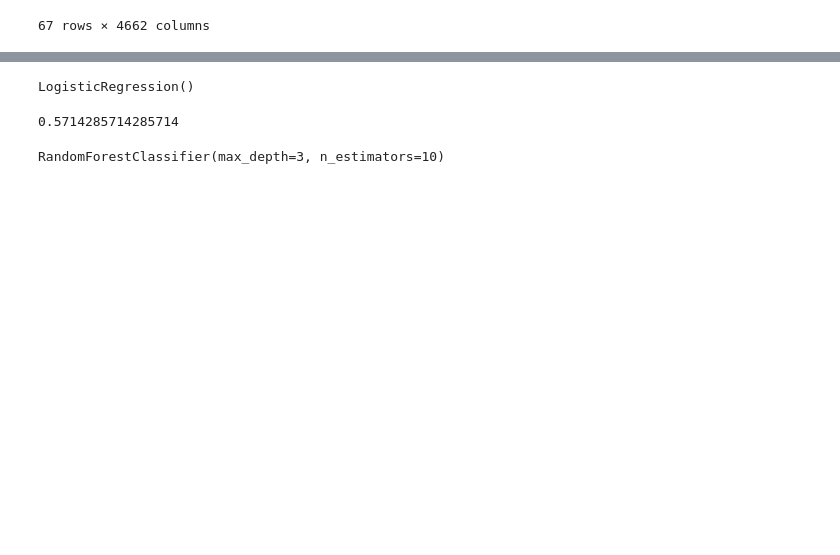
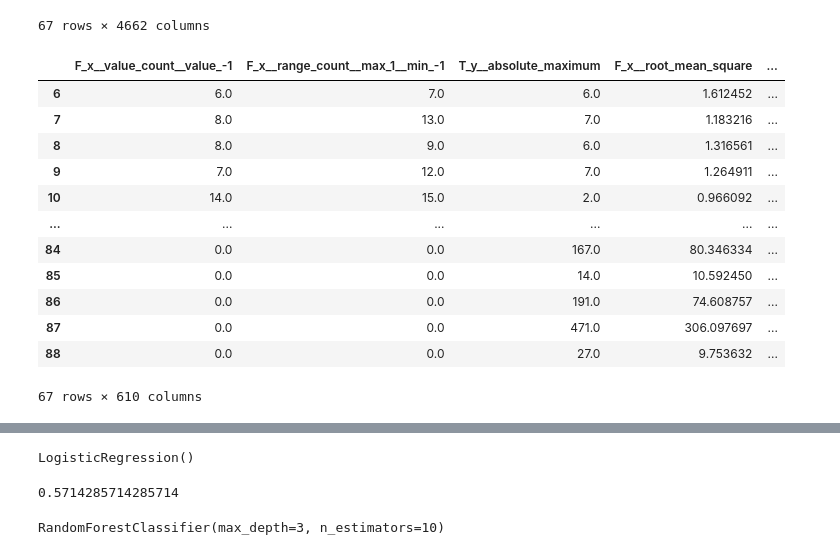
Before and after one commit to greensky0107/first_repository, a Jupyter notebook: Day39_TimeSeries_Data_MiniProject.ipynb, the cells around one changed output, grey strips where cells are left out. Cells and saved outputs as stored; diff of their text form; code cells hidden in the pictures; blank space fills up the shorter version.

```diff
--- a/Day39_TimeSeries_Data_MiniProject.ipynb
+++ b/Day39_TimeSeries_Data_MiniProject.ipynb
@@ -336,6 +337,27 @@ impute(efficient_features_train)
 | 87 | 1.0 | 1.0 | 0.0 | 1.0 | 4509.0 | ... |
 | 88 | 1.0 | 0.0 | 1.0 | 1.0 | -143.0 | ... |
 67 rows × 4662 columns
+# %%
+# target(y_train)과 밀접한 feature만 고르면 610개로 줄어듬.
+
+features_filtered_train = select_features(efficient_features_train, y_train)
+features_filtered_train
+
+# test에서는 target(y_test) 값이 없으므로,  select feature 적용이 안됨.  따라서 쓰지 않음.
+# %% [output]
+|  | F_x__value_count__value_-1 | F_x__range_count__max_1__min_-1 | T_y__absolute_maximum | F_x__root_mean_square | ... |
+| 6 | 6.0 | 7.0 | 6.0 | 1.612452 | ... |
+| 7 | 8.0 | 13.0 | 7.0 | 1.183216 | ... |
+| 8 | 8.0 | 9.0 | 6.0 | 1.316561 | ... |
+| 9 | 7.0 | 12.0 | 7.0 | 1.264911 | ... |
+| 10 | 14.0 | 15.0 | 2.0 | 0.966092 | ... |
+| ... | ... | ... | ... | ... | ... |
+| 84 | 0.0 | 0.0 | 167.0 | 80.346334 | ... |
+| 85 | 0.0 | 0.0 | 14.0 | 10.592450 | ... |
+| 86 | 0.0 | 0.0 | 191.0 | 74.608757 | ... |
+| 87 | 0.0 | 0.0 | 471.0 | 306.097697 | ... |
+| 88 | 0.0 | 0.0 | 27.0 | 9.753632 | ... |
+67 rows × 610 columns
 # %%
 impute(efficient_features_test)
 
```
Also changed, not shown: parts of 13 cells of this notebook.
